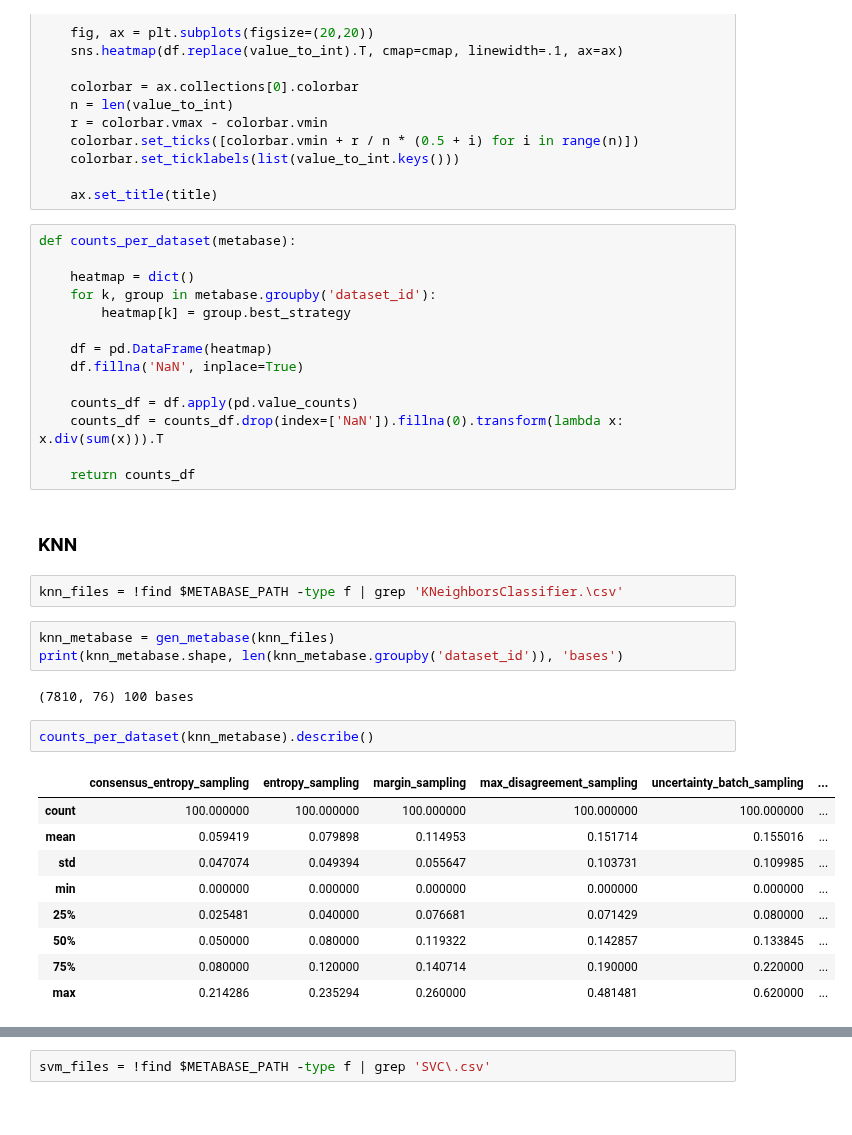
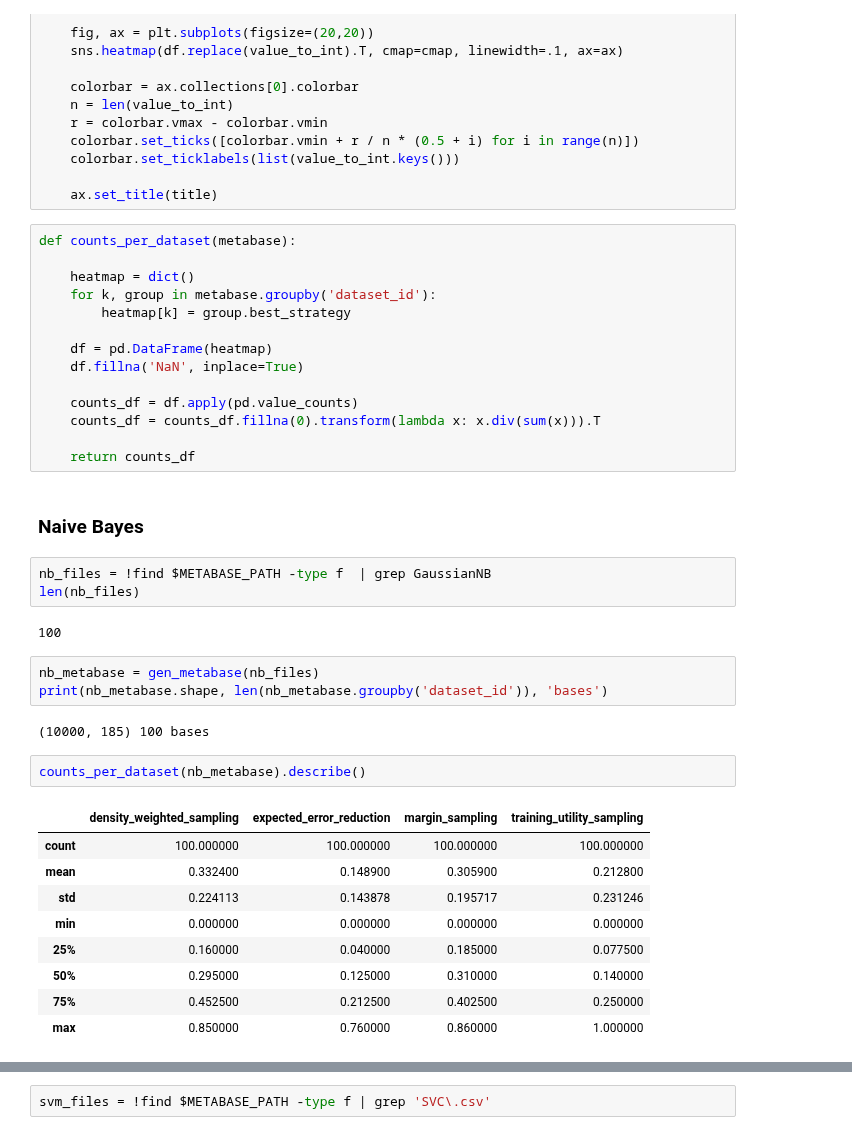
Before and after one commit to gscnogueira/meta-active-learning, a Jupyter notebook: notebooks/experiments/metabase_analysis.ipynb, the cells around one changed output, grey strips where cells are left out. Cells and saved outputs as stored; diff of their text form.

```diff
--- a/notebooks/experiments/metabase_analysis.ipynb
+++ b/notebooks/experiments/metabase_analysis.ipynb
@@ -83,28 +83,31 @@ def counts_per_dataset(metabase):
     df.fillna('NaN', inplace=True)
 
     counts_df = df.apply(pd.value_counts)
-    counts_df = counts_df.drop(index=['NaN']).fillna(0).transform(lambda x: x.div(sum(x))).T
+    counts_df = counts_df.fillna(0).transform(lambda x: x.div(sum(x))).T
 
     return counts_df
 # %% [markdown]
-### KNN
+### Naive Bayes
 # %%
-knn_files = !find $METABASE_PATH -type f | grep 'KNeighborsClassifier.\csv'
+nb_files = !find $METABASE_PATH -type f  | grep GaussianNB
+len(nb_files)
+# %% [output]
+100
 # %%
-knn_metabase = gen_metabase(knn_files)
-print(knn_metabase.shape, len(knn_metabase.groupby('dataset_id')), 'bases')
+nb_metabase = gen_metabase(nb_files)
+print(nb_metabase.shape, len(nb_metabase.groupby('dataset_id')), 'bases')
 # %% [output]
-(7810, 76) 100 bases
+(10000, 185) 100 bases
 # %%
-counts_per_dataset(knn_metabase).describe()
+counts_per_dataset(nb_metabase).describe()
 # %% [output]
-|  | consensus_entropy_sampling | entropy_sampling | margin_sampling | max_disagreement_sampling | uncertainty_batch_sampling | ... |
-| count | 100.000000 | 100.000000 | 100.000000 | 100.000000 | 100.000000 | ... |
-| mean | 0.059419 | 0.079898 | 0.114953 | 0.151714 | 0.155016 | ... |
-| std | 0.047074 | 0.049394 | 0.055647 | 0.103731 | 0.109985 | ... |
-| min | 0.000000 | 0.000000 | 0.000000 | 0.000000 | 0.000000 | ... |
-| 25% | 0.025481 | 0.040000 | 0.076681 | 0.071429 | 0.080000 | ... |
-| 50% | 0.050000 | 0.080000 | 0.119322 | 0.142857 | 0.133845 | ... |
-| 75% | 0.080000 | 0.120000 | 0.140714 | 0.190000 | 0.220000 | ... |
-| max | 0.214286 | 0.235294 | 0.260000 | 0.481481 | 0.620000 | ... |
+|  | density_weighted_sampling | expected_error_reduction | margin_sampling | training_utility_sampling |
+| count | 100.000000 | 100.000000 | 100.000000 | 100.000000 |
+| mean | 0.332400 | 0.148900 | 0.305900 | 0.212800 |
+| std | 0.224113 | 0.143878 | 0.195717 | 0.231246 |
+| min | 0.000000 | 0.000000 | 0.000000 | 0.000000 |
+| 25% | 0.160000 | 0.040000 | 0.185000 | 0.077500 |
+| 50% | 0.295000 | 0.125000 | 0.310000 | 0.140000 |
+| 75% | 0.452500 | 0.212500 | 0.402500 | 0.250000 |
+| max | 0.850000 | 0.760000 | 0.860000 | 1.000000 |
 # %%
```
Also changed, not shown: parts of 4 cells of this notebook.
